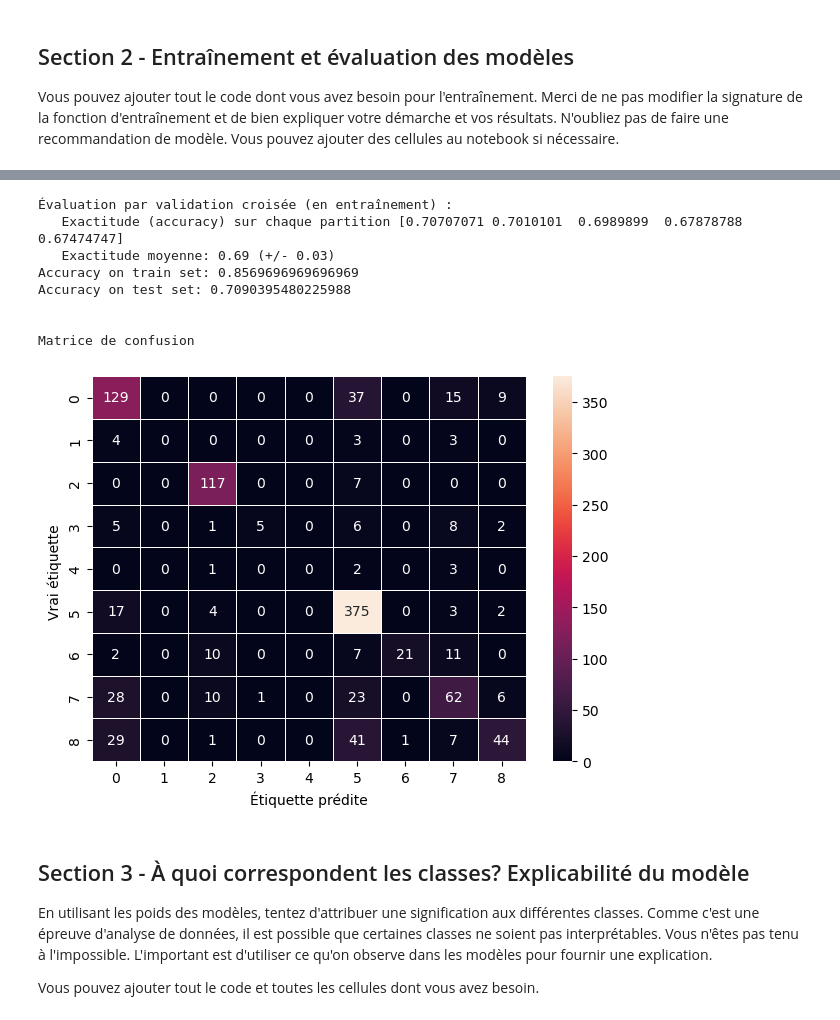
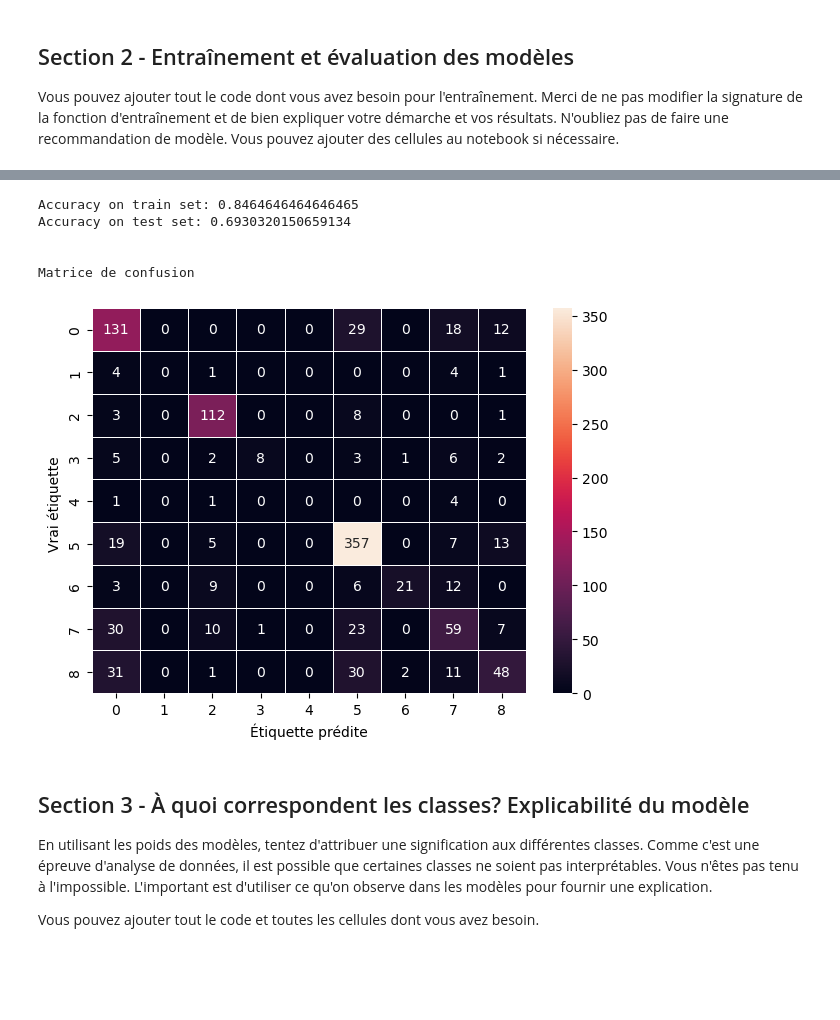
Before and after one commit to iyoussef1079/Travaux-pratiques-NLP, a Jupyter notebook: tp1_2023/tp1_2023/t3_classifier_incidents.ipynb, the cells around one changed output, grey strips where cells are left out. Saved outputs shown, nothing was run; the diff lists cells and outputs as text; code cells hidden in the pictures; blank space fills up the shorter version.

Commit message:
add normalizer

```diff
--- a/tp1_2023/tp1_2023/t3_classifier_incidents.ipynb
+++ b/tp1_2023/tp1_2023/t3_classifier_incidents.ipynb
@@ -58,9 +58,11 @@ Son étiquette: 5
 
 Vous pouvez ajouter tout le code dont vous avez besoin pour l'entraînement. Merci de ne pas modifier la signature de la fonction d'entraînement et de bien expliquer votre démarche et vos résultats. N'oubliez pas de faire une recommandation de modèle. Vous pouvez ajouter des cellules au notebook si nécessaire.
 # %%
-import en_core_web_trf
+# Import spaCy
+import spacy
 
-nlp = en_core_web_trf.load()
+# Create the English nlp object
+nlp = spacy.load("en_core_web_sm")
 
 def normalize_texts(texts, normalization):
     """
@@ -70,9 +72,7 @@ def normalize_texts(texts, normalization):
     """
     normalized_texts = []
     for text in texts:
-        if normalization == 'words':
-            normalized_text = text.lower()
-        elif normalization == 'lemma':
+        if normalization == 'lemma':
             doc = nlp(text)
             normalized_text = ' '.join([token.lemma_ for token in doc])
         else:
@@ -116,7 +112,8 @@ def train_and_test_classifier(train_fn, test_fn, model='NB', normalization='word
     train_labels = [incident['label'] for incident in train_list]
 
     # Normalisation des mots des textes
-    #train_texts = normalize_texts(train_texts, normalization)
+    if(normalization == 'lemma'):
+        train_texts = normalize_texts(train_texts, normalization)
 
     # Créer un objet CountVectorizer
     # et les bigrammes des textes
@@ -149,9 +146,6 @@ def train_and_test_classifier(train_fn, test_fn, model='NB', normalization='word
     accuracy_train = classifier.score(X_train, y_train)
     confusion_matrix_result = confusion_matrix(test_labels, predicted_labels)
 
-    cross_validation(classifier, X_train, y_train)
-    #hold_out_evaluation(classifier, X_test, test_labels)
-
 
     # Les résultats à retourner
     results = dict()
@@ -190,22 +184,19 @@ def cross_validation(classifier, X, y):
 #     print("   Micro précision = ", precision_score(y_true, y_pred, average='micro'))
 # %%
 classes = [i for i in range(9)]
-result = train_and_test_classifier(train_json_fn, test_json_fn, model='NB', normalization='words')
+result = train_and_test_classifier(train_json_fn, test_json_fn, model='NB', normalization='lemma')
 #disp = ConfusionMatrixDisplay(confusion_matrix=result["confusion_matrix"], display_labels=classes).plot()
 #plt.show()
 print(f"Accuracy on train set: {result['accuracy_train']}")
 print(f"Accuracy on test set: {result['accuracy_test']}")
 display_confusion_matrix(result["confusion_matrix"], classes)
 # %% [output]
-Évaluation par validation croisée (en entraînement) :
-   Exactitude (accuracy) sur chaque partition [0.70707071 0.7010101  0.6989899  0.67878788 0.67474747]
-   Exactitude moyenne: 0.69 (+/- 0.03)
-Accuracy on train set: 0.8569696969696969
-Accuracy on test set: 0.7090395480225988
+Accuracy on train set: 0.8464646464646465
+Accuracy on test set: 0.6930320150659134
 
 
 Matrice de confusion
-[figure, old version]
+[figure, new version]
 # %% [markdown]
 ## Section 3 - À quoi correspondent les classes? Explicabilité du modèle
 
```
Also changed, not shown: parts of 1 cell of this notebook, 1 other file.
